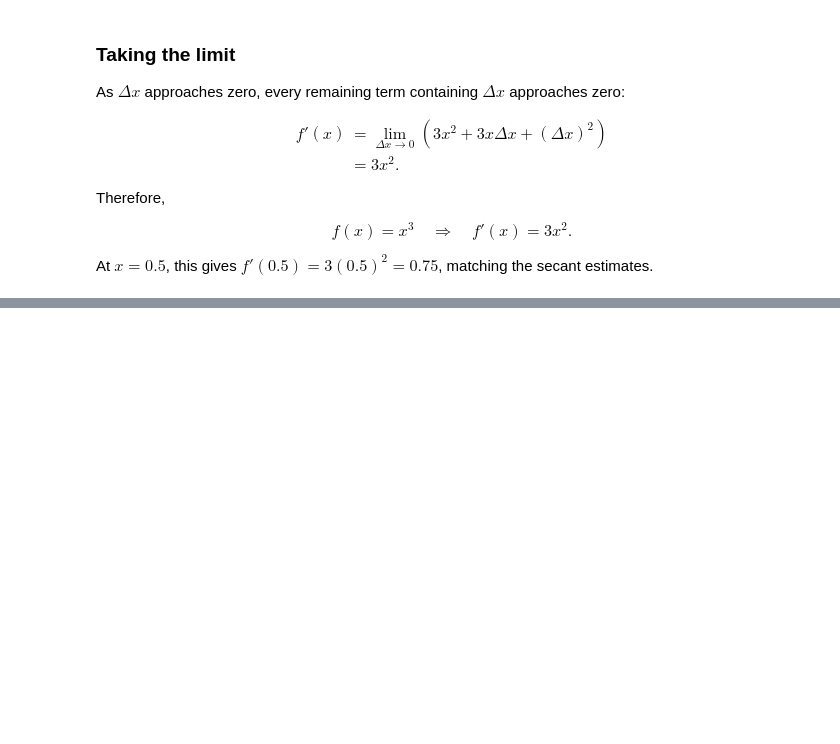
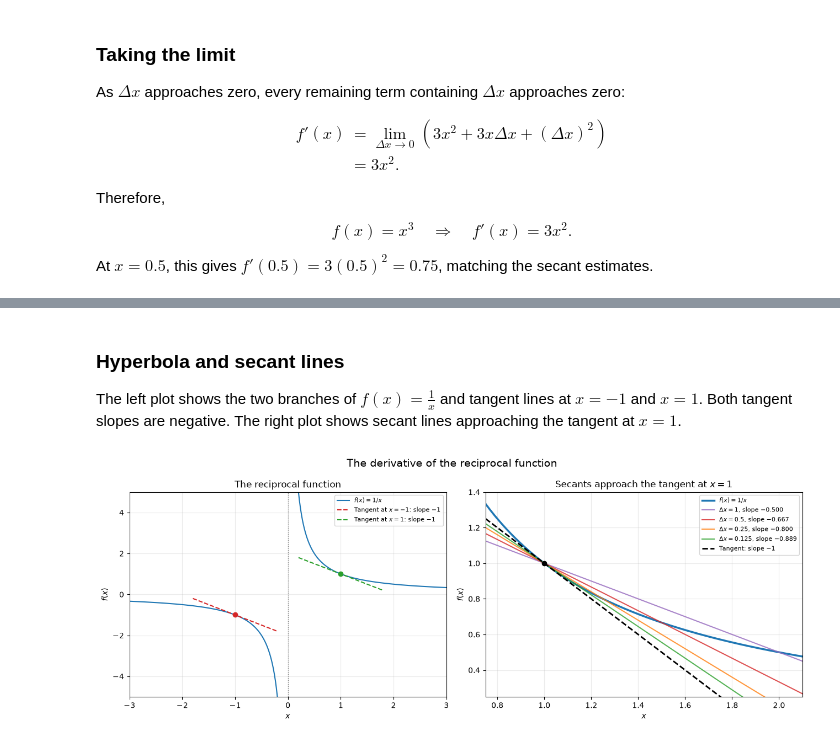
Before and after one commit to majorgilles/mathematics-for-machine-learning-and-data-science, a Jupyter notebook: weeks/c2_w1/01_derivatives_and_optimization.ipynb, the cells around one changed output, grey strips where cells are left out. Drawn from its saved outputs; the diff is of its cells as text; code cells hidden in the pictures; blank space fills up the shorter version.

```diff
--- a/weeks/c2_w1/01_derivatives_and_optimization.ipynb
+++ b/weeks/c2_w1/01_derivatives_and_optimization.ipynb
@@ -1219,0 +1271,64 @@ At $x=0.5$, this gives $f'(0.5)=3(0.5)^2=0.75$, matching the secant estimates.
+# %% [markdown]
+### Hyperbola and secant lines
+
+The left plot shows the two branches of $f(x)=\frac1x$ and tangent lines at $x=-1$ and $x=1$. Both tangent slopes are negative. The right plot shows secant lines approaching the tangent at $x=1$.
+# %%
+negative_inputs: np.ndarray = np.linspace(-3.0, -0.2, 300)
+positive_inputs: np.ndarray = np.linspace(0.2, 3.0, 300)
+
+fig, axes = plt.subplots(1, 2, figsize=(13, 5))
+
+axes[0].plot(negative_inputs, 1.0 / negative_inputs, color="tab:blue")
+axes[0].plot(positive_inputs, 1.0 / positive_inputs, color="tab:blue", label="$f(x)=1/x$")
+for point, color in [(-1.0, "tab:red"), (1.0, "tab:green")]:
+    tangent_slope: float = -1.0 / point**2
+    tangent_inputs: np.ndarray = np.linspace(point - 0.8, point + 0.8, 100)
+    tangent_outputs: np.ndarray = 1.0 / point + tangent_slope * (tangent_inputs - point)
+    axes[0].plot(tangent_inputs, tangent_outputs, color=color, linestyle="--",
+                 label=rf"Tangent at $x={point:g}$: slope $-1$")
+    axes[0].scatter([point], [1.0 / point], color=color, zorder=3)
+axes[0].axvline(0, color="gray", linestyle=":", linewidth=1)
+axes[0].set(
+    xlabel="$x$",
+    ylabel="$f(x)$",
+    title="The reciprocal function",
+    xlim=(-3, 3),
+    ylim=(-5, 5),
+)
+axes[0].grid(alpha=0.25)
+axes[0].legend(fontsize=8)
+
+focus_inputs: np.ndarray = np.linspace(0.75, 2.1, 300)
+axes[1].plot(focus_inputs, 1.0 / focus_inputs, color="tab:blue", linewidth=2.5,
+             label="$f(x)=1/x$")
+base_input: float = 1.0
+base_output: float = 1.0
+reciprocal_intervals: list[float] = [1.0, 0.5, 0.25, 0.125]
+reciprocal_colors: list[str] = ["tab:purple", "tab:red", "tab:orange", "tab:green"]
+for interval, color in zip(reciprocal_intervals, reciprocal_colors, strict=True):
+    second_input: float = base_input + interval
+    second_output: float = 1.0 / second_input
+    secant_slope: float = (second_output - base_output) / interval
+    secant_outputs: np.ndarray = base_output + secant_slope * (focus_inputs - base_input)
+    axes[1].plot(focus_inputs, secant_outputs, color=color, alpha=0.8,
+                 label=rf"$\Delta x={interval:g}$, slope ${secant_slope:.3f}$")
+
+reciprocal_tangent: np.ndarray = base_output - (focus_inputs - base_input)
+axes[1].plot(focus_inputs, reciprocal_tangent, color="black", linestyle="--", linewidth=2,
+             label="Tangent: slope $-1$")
+axes[1].scatter([base_input], [base_output], color="black", zorder=4)
+axes[1].set(
+    xlabel="$x$",
+    ylabel="$f(x)$",
+    title="Secants approach the tangent at $x=1$",
+    xlim=(0.75, 2.1),
+    ylim=(0.25, 1.4),
+)
+axes[1].grid(alpha=0.25)
+axes[1].legend(fontsize=8)
+
+fig.suptitle("The derivative of the reciprocal function", fontsize=14)
+fig.tight_layout()
+plt.show()
+# %% [output]
+[figure, added]
```
Also changed, not shown: parts of 5 cells of this notebook.
